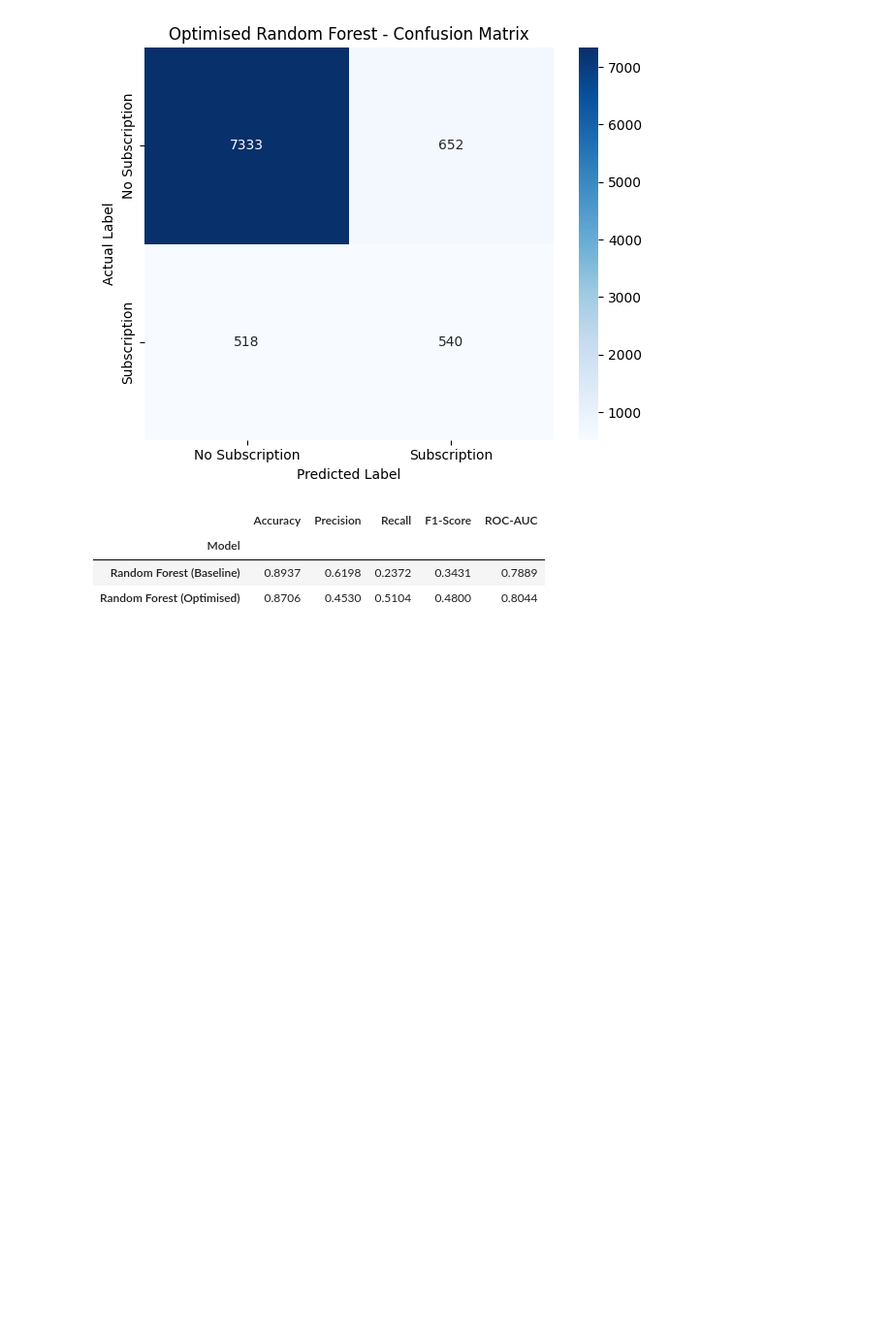
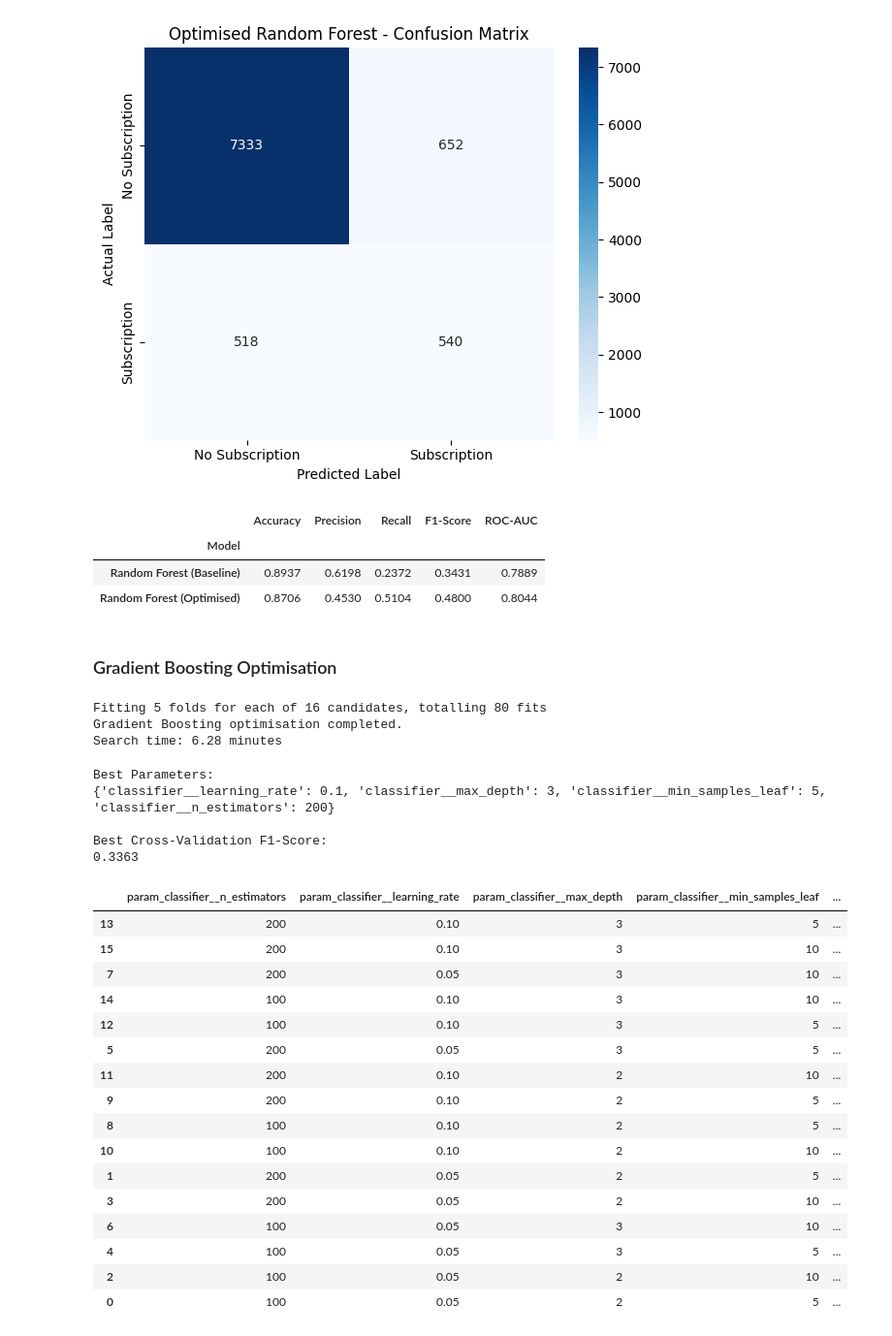
Before and after one commit to junh-cryp/6001CMD-Machine-Learning, a Jupyter notebook: notebooks/03_Model_Development.ipynb, the cells around one changed output. Shown at 97% size. Saved outputs shown, nothing was run; the diff lists cells and outputs as text; code cells hidden in the pictures; blank space fills up the shorter version.

```diff
--- a/notebooks/03_Model_Development.ipynb
+++ b/notebooks/03_Model_Development.ipynb
@@ -813,3 +813,5 @@ rf_optimized_results = {
         y_test, y_prob_rf_optimized
     )
 }
+# %% [markdown]
+### Gradient Boosting Optimisation
@@ -815,0 +837,71 @@ rf_optimized_results = {
+# %%
+gb_grid_search = GridSearchCV(
+    estimator=gb_model,
+    param_grid=gb_param_grid,
+    scoring="f1",
+    cv=cv_strategy,
+    n_jobs=2,
+    verbose=1,
+    refit=True,
+    error_score="raise"
+)
+# %%
+gb_search_start = perf_counter()
+
+gb_grid_search.fit(X_train, y_train)
+
+gb_search_seconds = perf_counter() - gb_search_start
+
+print("Gradient Boosting optimisation completed.")
+print(f"Search time: {gb_search_seconds / 60:.2f} minutes")
+# %% [output]
+Fitting 5 folds for each of 16 candidates, totalling 80 fits
+Gradient Boosting optimisation completed.
+Search time: 6.28 minutes
+# %%
+print("Best Parameters:")
+print(gb_grid_search.best_params_)
+
+print("\nBest Cross-Validation F1-Score:")
+print(round(gb_grid_search.best_score_, 4))
+
+# Summarise and rank the configurations
+gb_cv_results = pd.DataFrame(gb_grid_search.cv_results_)
+
+gb_cv_summary = gb_cv_results[
+    [
+        "param_classifier__n_estimators",
+        "param_classifier__learning_rate",
+        "param_classifier__max_depth",
+        "param_classifier__min_samples_leaf",
+        "mean_test_score",
+        "std_test_score",
+        "mean_fit_time",
+        "rank_test_score"
+    ]
+].sort_values("rank_test_score")
+
+display(gb_cv_summary)
+# %% [output]
+Best Parameters:
+{'classifier__learning_rate': 0.1, 'classifier__max_depth': 3, 'classifier__min_samples_leaf': 5, 'classifier__n_estimators': 200}
+
+Best Cross-Validation F1-Score:
+0.3363
+|  | param_classifier__n_estimators | param_classifier__learning_rate | param_classifier__max_depth | param_classifier__min_samples_leaf | ... |
+| 13 | 200 | 0.10 | 3 | 5 | ... |
+| 15 | 200 | 0.10 | 3 | 10 | ... |
+| 7 | 200 | 0.05 | 3 | 10 | ... |
+| 14 | 100 | 0.10 | 3 | 10 | ... |
+| 12 | 100 | 0.10 | 3 | 5 | ... |
+| 5 | 200 | 0.05 | 3 | 5 | ... |
+| 11 | 200 | 0.10 | 2 | 10 | ... |
+| 9 | 200 | 0.10 | 2 | 5 | ... |
+| 8 | 100 | 0.10 | 2 | 5 | ... |
+| 10 | 100 | 0.10 | 2 | 10 | ... |
+| 1 | 200 | 0.05 | 2 | 5 | ... |
+| 3 | 200 | 0.05 | 2 | 10 | ... |
+| 6 | 100 | 0.05 | 3 | 10 | ... |
+| 4 | 100 | 0.05 | 3 | 5 | ... |
+| 2 | 100 | 0.05 | 2 | 10 | ... |
+| 0 | 100 | 0.05 | 2 | 5 | ... |
```
Also changed, not shown: parts of 5 cells of this notebook, 1 other file.
